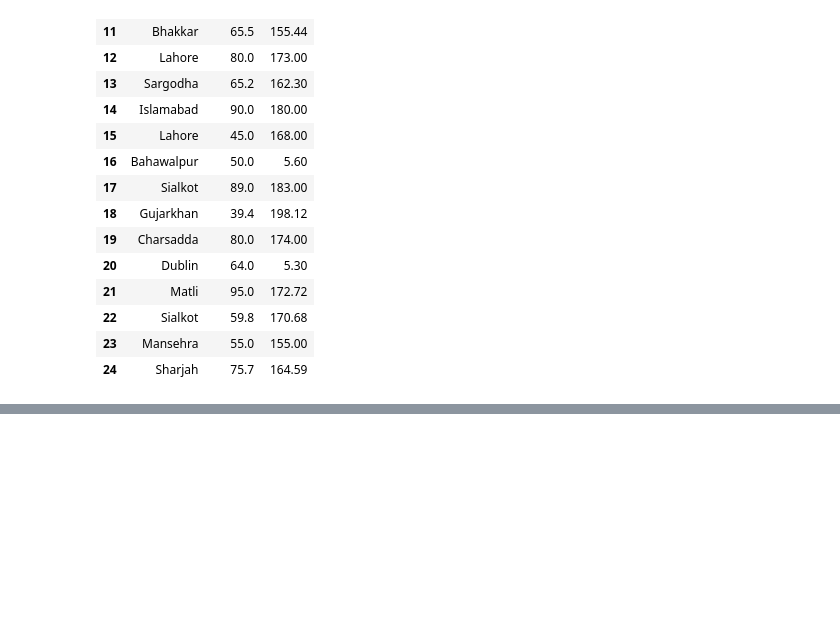
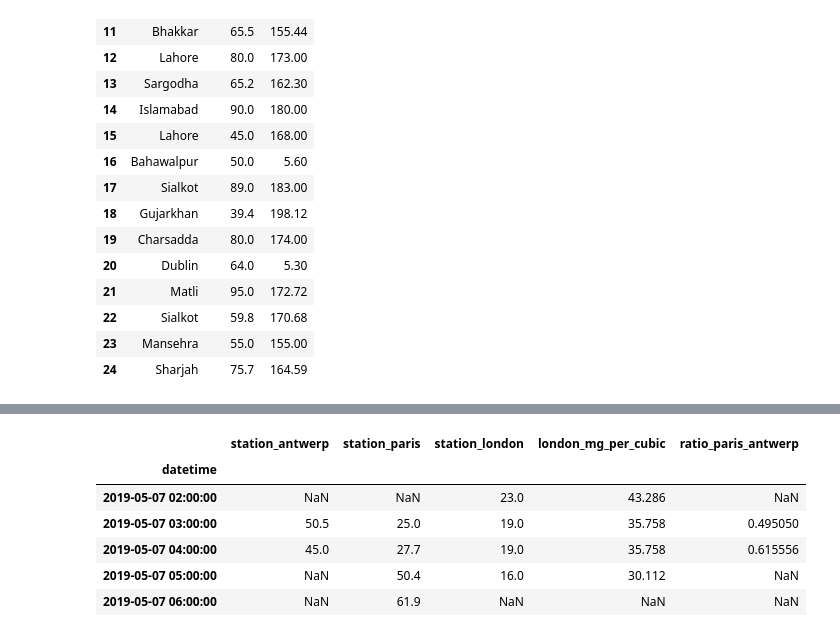
Before and after one commit to mahsanshoaib1/python-a-complete-guide, a Jupyter notebook: panda_fundamentatls.ipynb, the cells around one changed output, grey strips where cells are left out. Drawn from its saved outputs; the diff is of its cells as text; code cells hidden in the pictures; blank space fills up the shorter version.

```diff
--- a/panda_fundamentatls.ipynb
+++ b/panda_fundamentatls.ipynb
@@ -340,0 +348,3 @@ df1.iloc[9:25, 2:5]
+# %%
+air_quality = pd.read_csv("air_quality_no2.csv", index_col=0, parse_dates=True) # index col convert first column into index and pase_dates make it time series data.
+air_quality.head(7)
@@ -340,0 +361,3 @@ df1.iloc[9:25, 2:5]
+# %%
+air_quality["london_mg_per_cubic"] = air_quality["station_london"] * 1.882 # created a new column and added to the dataset.
+air_quality.head()
@@ -340,0 +372,13 @@ df1.iloc[9:25, 2:5]
+# %%
+air_quality["ratio_paris_antwerp"] = (
+    air_quality["station_paris"] / air_quality["station_antwerp"]
+)
+air_quality.head()
+# %% [output]
+|  | station_antwerp | station_paris | station_london | london_mg_per_cubic | ratio_paris_antwerp |
+| datetime |  |  |  |  |  |
+| 2019-05-07 02:00:00 | NaN | NaN | 23.0 | 43.286 | NaN |
+| 2019-05-07 03:00:00 | 50.5 | 25.0 | 19.0 | 35.758 | 0.495050 |
+| 2019-05-07 04:00:00 | 45.0 | 27.7 | 19.0 | 35.758 | 0.615556 |
+| 2019-05-07 05:00:00 | NaN | 50.4 | 16.0 | 30.112 | NaN |
+| 2019-05-07 06:00:00 | NaN | 61.9 | NaN | NaN | NaN |
```
Also changed, not shown: parts of 34 cells of this notebook.
